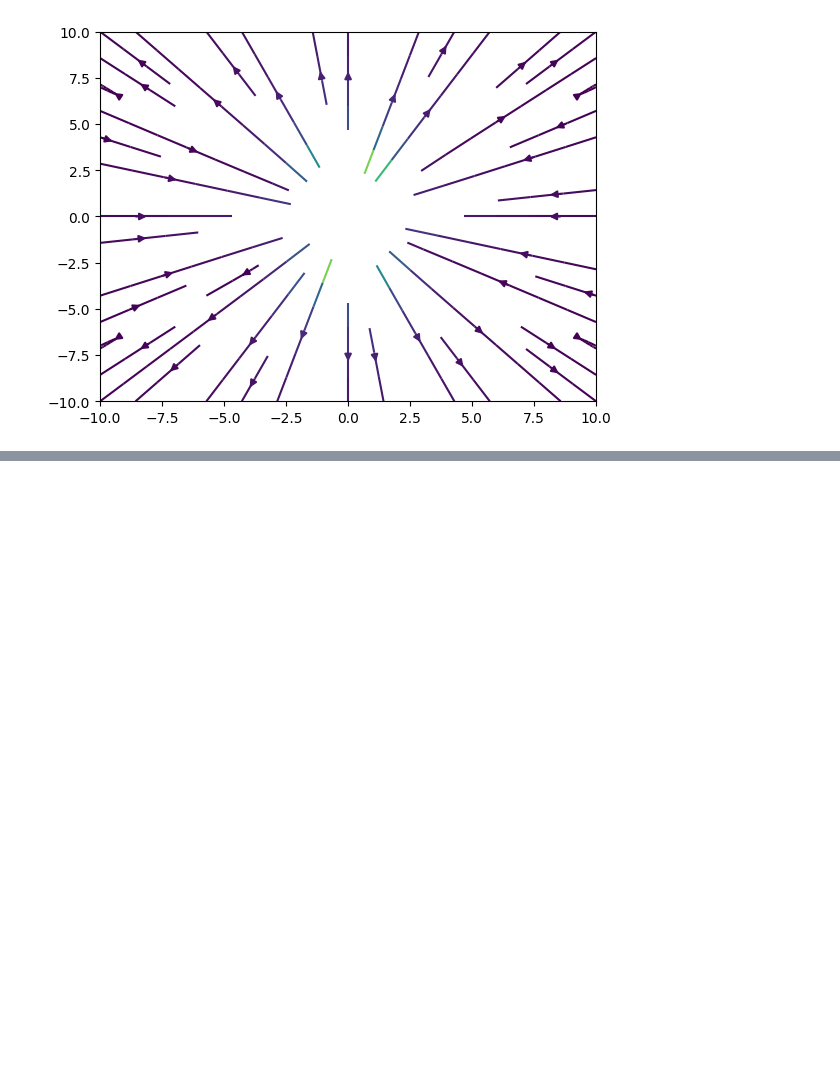
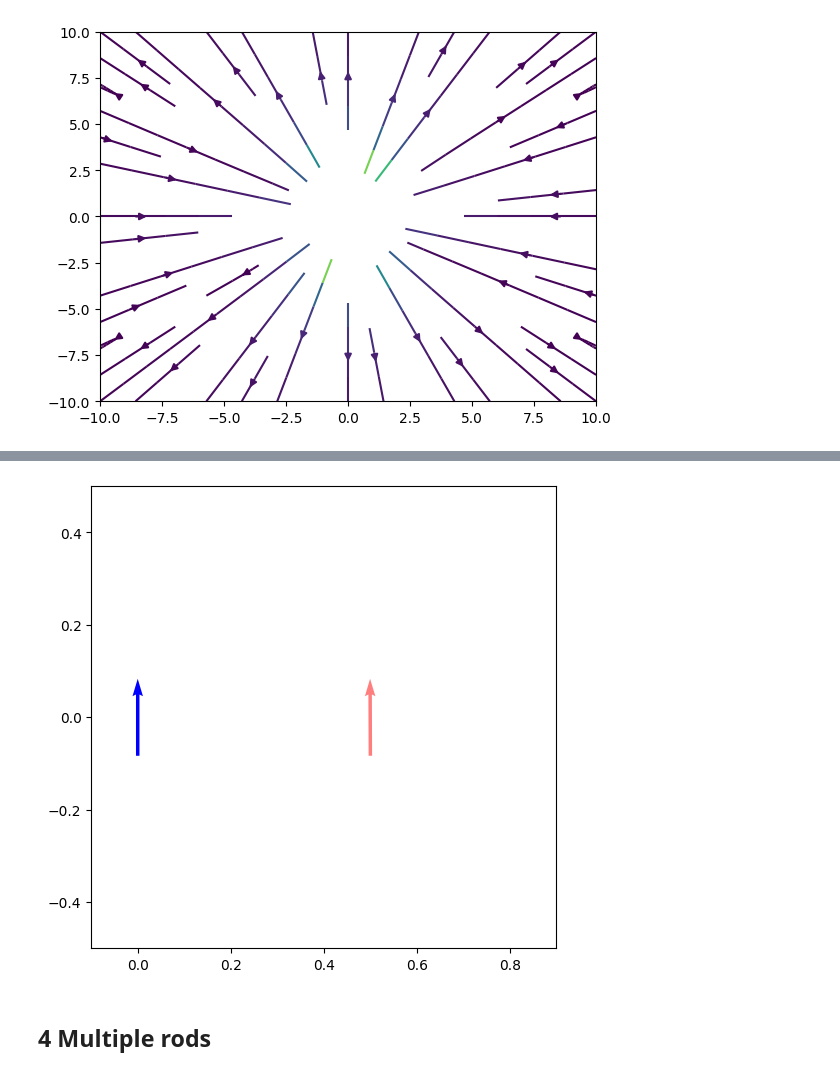
Before and after one commit to ZLoverty/Boralus, a Jupyter notebook: reorient_in_flow.ipynb, the cells around one changed output, grey strips where cells are left out. Saved outputs shown, nothing was run; the diff lists cells and outputs as text; code cells hidden in the pictures; blank space fills up the shorter version.

```diff
--- a/reorient_in_flow.ipynb
+++ b/reorient_in_flow.ipynb
@@ -52,0 +252,47 @@ plt.streamplot(X, Y, u[0], u[1], .5, color=magnitude, cmap='viridis')
+# %%
+def compute_strain_rate_tensor(r, d2):
+    """
+    Computes the strain rate tensor based on the given parameters.
+
+    Args:
+        r (np.ndarray): Position vector.
+        d2 (np.ndarray): Second derivative of the position vector.
+
+    Returns:
+        np.ndarray: Strain rate tensor.
+    """
+    # Assuming d2 is a 2D vector
+    r_norm = np.linalg.norm(r)
+    k = np.dot(r, d2) / r_norm
+    E_tensor = A / r_norm**3 * (
+        (3 * k**2 - 1) * np.identity(2)
+        + 3 * k * (np.outer(d2,r) + np.outer(d2, r).T) / r_norm
+        + (15 * k**2 - 3) * np.outer(r, r) / r_norm**2
+    )
+    return E_tensor
+# %%
+r = np.array([.5, 0])  # Example position vector
+d2 = np.array([0, 1])  # Example second derivative vector
+# Example usage
+omega_z = compute_vorticity(r, d2)
+E_tensor = compute_strain_rate_tensor(r, d2)
+# %%
+start_angle = 0.1
+dt = .1
+d_vec = np.array([np.cos(start_angle), np.sin(start_angle)])  # Initial unit vector
+for i in range(30):
+    plt.figure(figsize=(6, 6))
+    d_dot = calculate_d_dot(d_vec, omega_z, Gamma, E_tensor)
+    d_vec += d_dot * dt
+    d_vec /= np.linalg.norm(d_vec)  # Normalize to keep it a unit vector
+    plt.quiver(0, 0, d2[0], d2[1], pivot="middle", angles='xy', scale_units='xy', scale=6, color='blue', alpha=1)
+    plt.quiver(r[0], r[1], d_vec[0], d_vec[1], pivot="middle", angles='xy', scale_units='xy', scale=6, color='red', alpha=0.5)
+    plt.xlim(-.1, .9)
+    plt.ylim(-.5, .5)
+    # plt.axis("equal")
+    plt.pause(0.01)
+    clear_output(wait=True)
+# %% [output]
+[figure, added]
+# %% [markdown]
+## 4 Multiple rods
```
Also changed, not shown: parts of 19 cells of this notebook.
